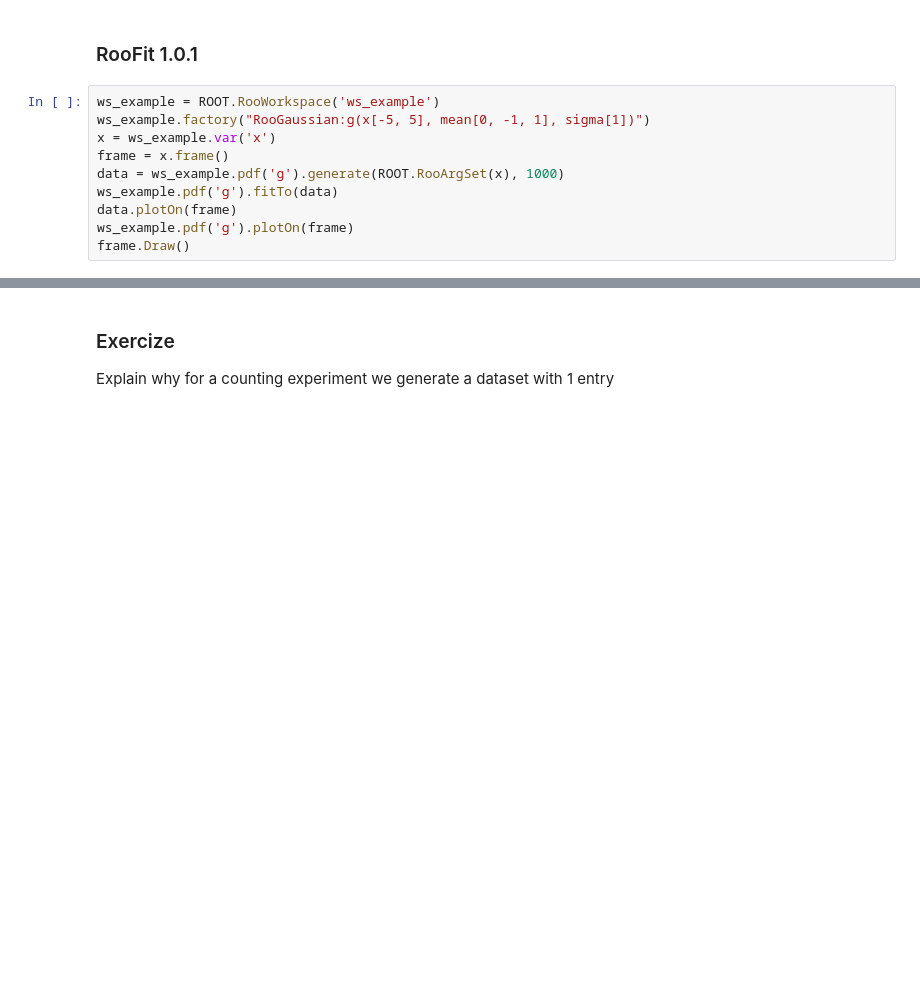
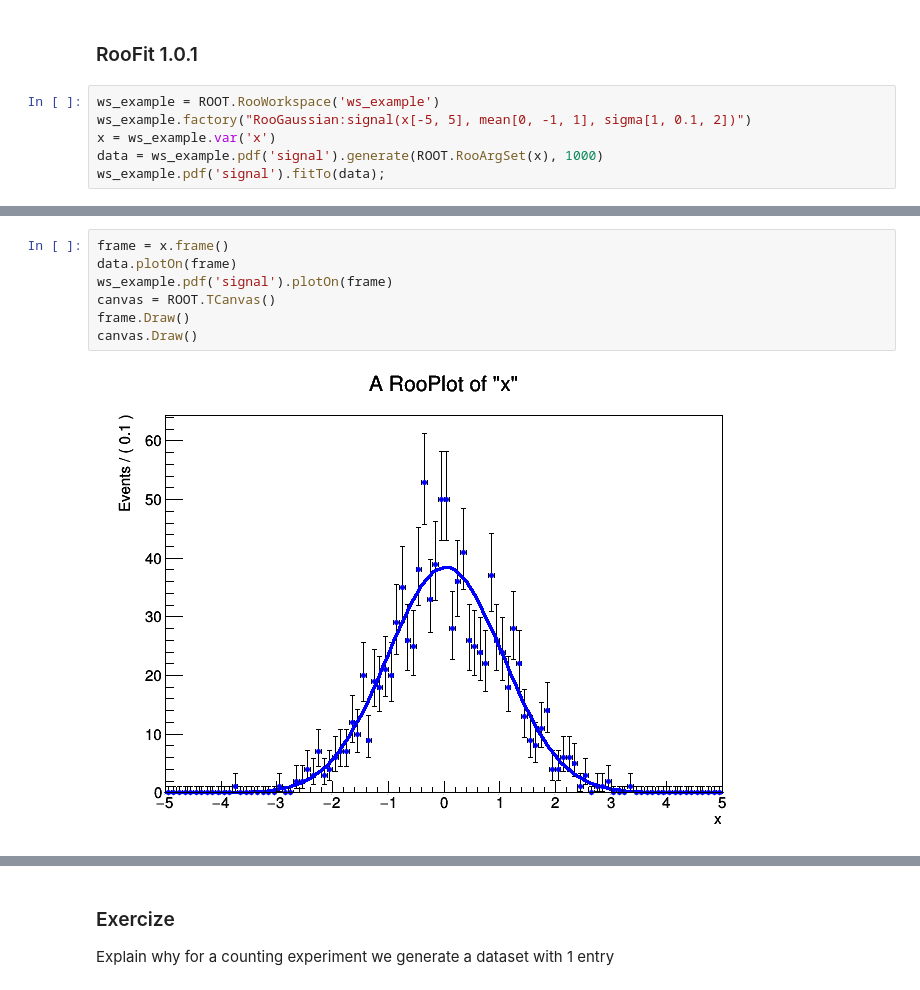
Before and after one commit to wiso/StatisticsLectures, a Jupyter notebook: Lecture1.ipynb, the cells around one changed output, grey strips where cells are left out. Saved outputs shown, nothing was run; the diff lists cells and outputs as text; blank space fills up the shorter version.

```diff
--- a/Lecture1.ipynb
+++ b/Lecture1.ipynb
@@ -359,11 +387,7 @@ Derive the approximation for the median expected significance $z\simeq s/\sqrt{b
 ### RooFit 1.0.1
 # %%
 ws_example = ROOT.RooWorkspace('ws_example')
-ws_example.factory("RooGaussian:g(x[-5, 5], mean[0, -1, 1], sigma[1])")
+ws_example.factory("RooGaussian:signal(x[-5, 5], mean[0, -1, 1], sigma[1, 0.1, 2])")
 x = ws_example.var('x')
-frame = x.frame()
-data = ws_example.pdf('g').generate(ROOT.RooArgSet(x), 1000)
-ws_example.pdf('g').fitTo(data)
-data.plotOn(frame)
-ws_example.pdf('g').plotOn(frame)
-frame.Draw()
+data = ws_example.pdf('signal').generate(ROOT.RooArgSet(x), 1000)
+ws_example.pdf('signal').fitTo(data);
@@ -369,0 +412,9 @@ frame.Draw()
+# %%
+frame = x.frame()
+data.plotOn(frame)
+ws_example.pdf('signal').plotOn(frame)
+canvas = ROOT.TCanvas()
+frame.Draw()
+canvas.Draw()
+# %% [output]
+[figure, added]
```
Also changed, not shown: parts of 81 cells of this notebook.
